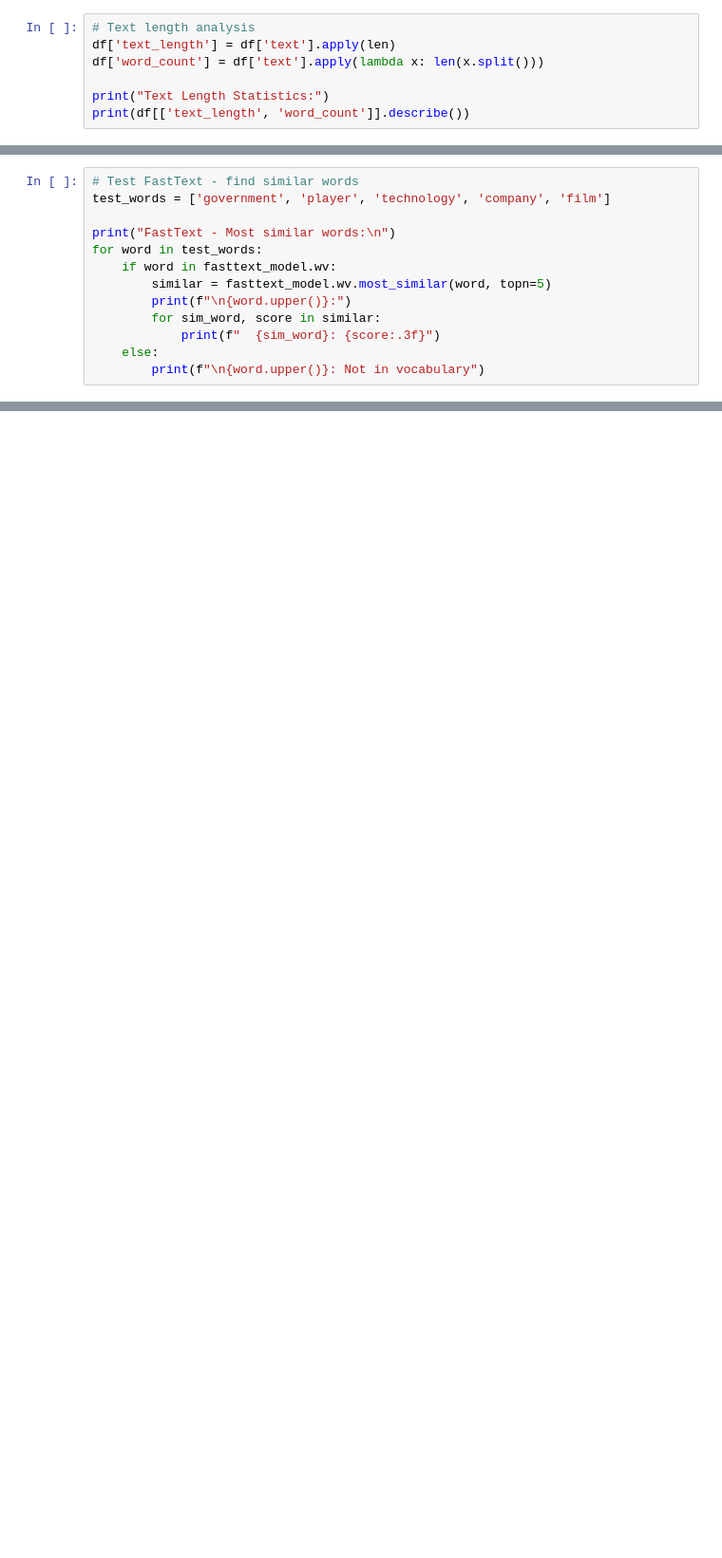
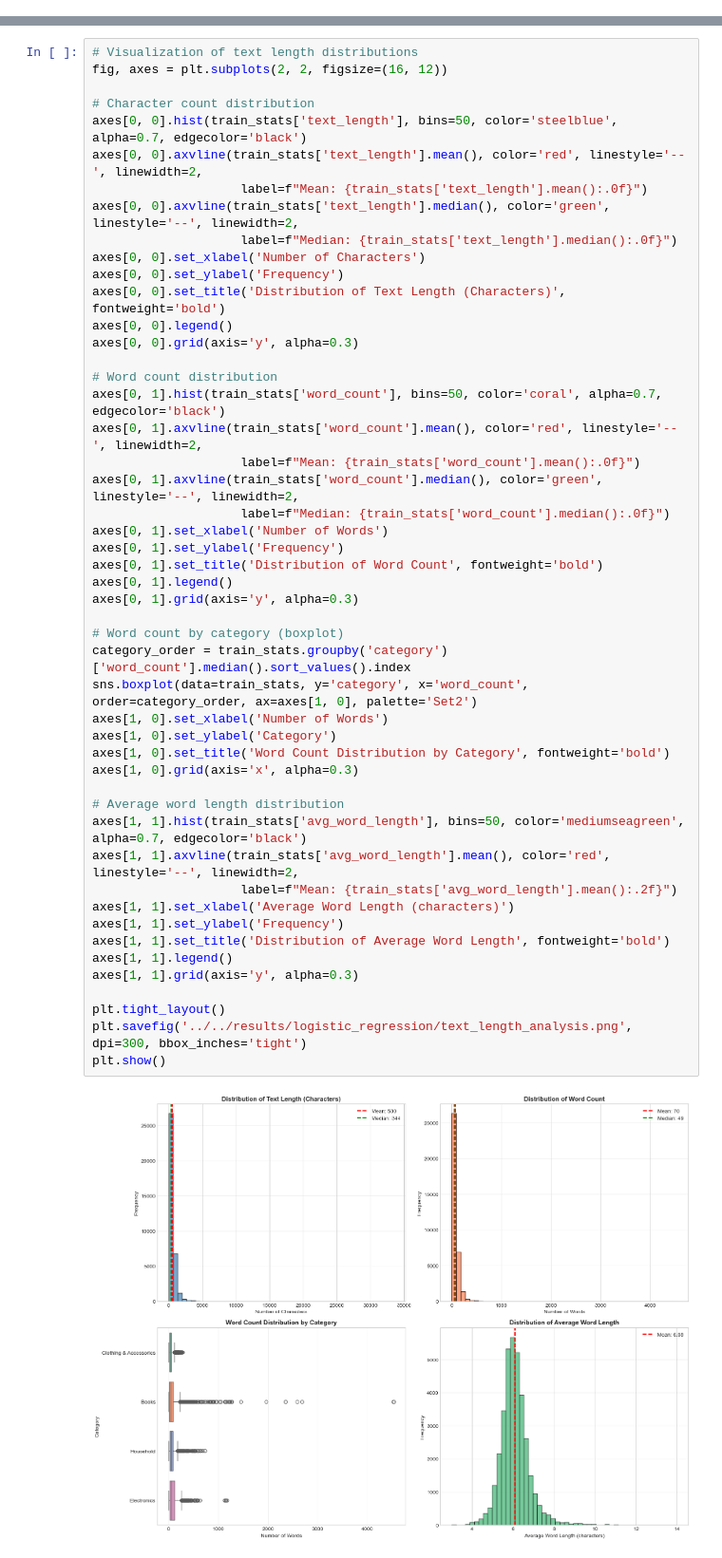
Before and after one commit to muhirwaJD/text_classification, a Jupyter notebook: models/logistic_regression/traditional_ml_classification.ipynb, the cells around one changed output, grey strips where cells are left out. Shown at 95% size. Cells and saved outputs as stored; diff of their text form; blank space fills up the shorter version.

```diff
--- a/models/logistic_regression/traditional_ml_classification.ipynb
+++ b/models/logistic_regression/traditional_ml_classification.ipynb
@@ -194,7 +0,0 @@ plt.show()
-# %%
-# Text length analysis
-df['text_length'] = df['text'].apply(len)
-df['word_count'] = df['text'].apply(lambda x: len(x.split()))
-
-print("Text Length Statistics:")
-print(df[['text_length', 'word_count']].describe())
@@ -537,13 +0,0 @@ Tracking metrics at each epoch...
-# %%
-# Test FastText - find similar words
-test_words = ['government', 'player', 'technology', 'company', 'film']
-
-print("FastText - Most similar words:\n")
-for word in test_words:
-    if word in fasttext_model.wv:
-        similar = fasttext_model.wv.most_similar(word, topn=5)
-        print(f"\n{word.upper()}:")
-        for sim_word, score in similar:
-            print(f"  {sim_word}: {score:.3f}")
-    else:
-        print(f"\n{word.upper()}: Not in vocabulary")
@@ -1269,0 +243,51 @@ All models saved in: models/
+# %%
+# Visualization of text length distributions
+fig, axes = plt.subplots(2, 2, figsize=(16, 12))
+
+# Character count distribution
+axes[0, 0].hist(train_stats['text_length'], bins=50, color='steelblue', alpha=0.7, edgecolor='black')
+axes[0, 0].axvline(train_stats['text_length'].mean(), color='red', linestyle='--', linewidth=2,
+                    label=f"Mean: {train_stats['text_length'].mean():.0f}")
+axes[0, 0].axvline(train_stats['text_length'].median(), color='green', linestyle='--', linewidth=2,
+                    label=f"Median: {train_stats['text_length'].median():.0f}")
+axes[0, 0].set_xlabel('Number of Characters')
+axes[0, 0].set_ylabel('Frequency')
+axes[0, 0].set_title('Distribution of Text Length (Characters)', fontweight='bold')
+axes[0, 0].legend()
+axes[0, 0].grid(axis='y', alpha=0.3)
+
+# Word count distribution
+axes[0, 1].hist(train_stats['word_count'], bins=50, color='coral', alpha=0.7, edgecolor='black')
+axes[0, 1].axvline(train_stats['word_count'].mean(), color='red', linestyle='--', linewidth=2,
+                    label=f"Mean: {train_stats['word_count'].mean():.0f}")
+axes[0, 1].axvline(train_stats['word_count'].median(), color='green', linestyle='--', linewidth=2,
+                    label=f"Median: {train_stats['word_count'].median():.0f}")
+axes[0, 1].set_xlabel('Number of Words')
+axes[0, 1].set_ylabel('Frequency')
+axes[0, 1].set_title('Distribution of Word Count', fontweight='bold')
+axes[0, 1].legend()
+axes[0, 1].grid(axis='y', alpha=0.3)
+
+# Word count by category (boxplot)
+category_order = train_stats.groupby('category')['word_count'].median().sort_values().index
+sns.boxplot(data=train_stats, y='category', x='word_count', order=category_order, ax=axes[1, 0], palette='Set2')
+axes[1, 0].set_xlabel('Number of Words')
+axes[1, 0].set_ylabel('Category')
+axes[1, 0].set_title('Word Count Distribution by Category', fontweight='bold')
+axes[1, 0].grid(axis='x', alpha=0.3)
+
+# Average word length distribution
+axes[1, 1].hist(train_stats['avg_word_length'], bins=50, color='mediumseagreen', alpha=0.7, edgecolor='black')
+axes[1, 1].axvline(train_stats['avg_word_length'].mean(), color='red', linestyle='--', linewidth=2,
+                    label=f"Mean: {train_stats['avg_word_length'].mean():.2f}")
+axes[1, 1].set_xlabel('Average Word Length (characters)')
+axes[1, 1].set_ylabel('Frequency')
+axes[1, 1].set_title('Distribution of Average Word Length', fontweight='bold')
+axes[1, 1].legend()
+axes[1, 1].grid(axis='y', alpha=0.3)
+
+plt.tight_layout()
+plt.savefig('../../results/logistic_regression/text_length_analysis.png', dpi=300, bbox_inches='tight')
+plt.show()
+# %% [output]
+[figure, added]
```
Also changed, not shown: parts of 103 cells of this notebook, 8 other files.
